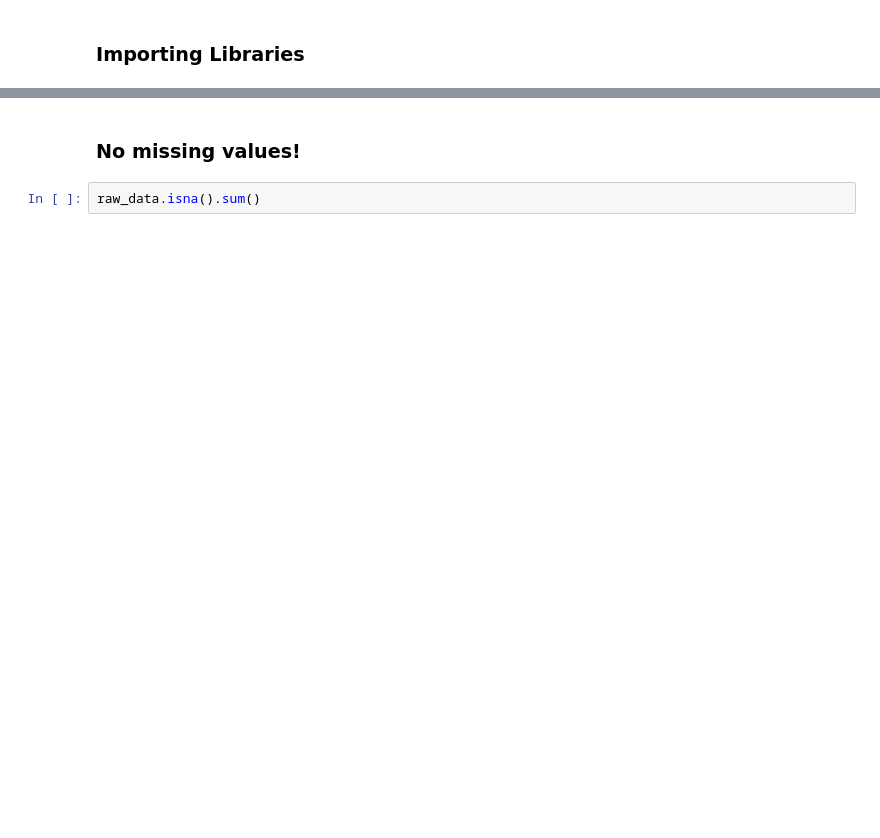
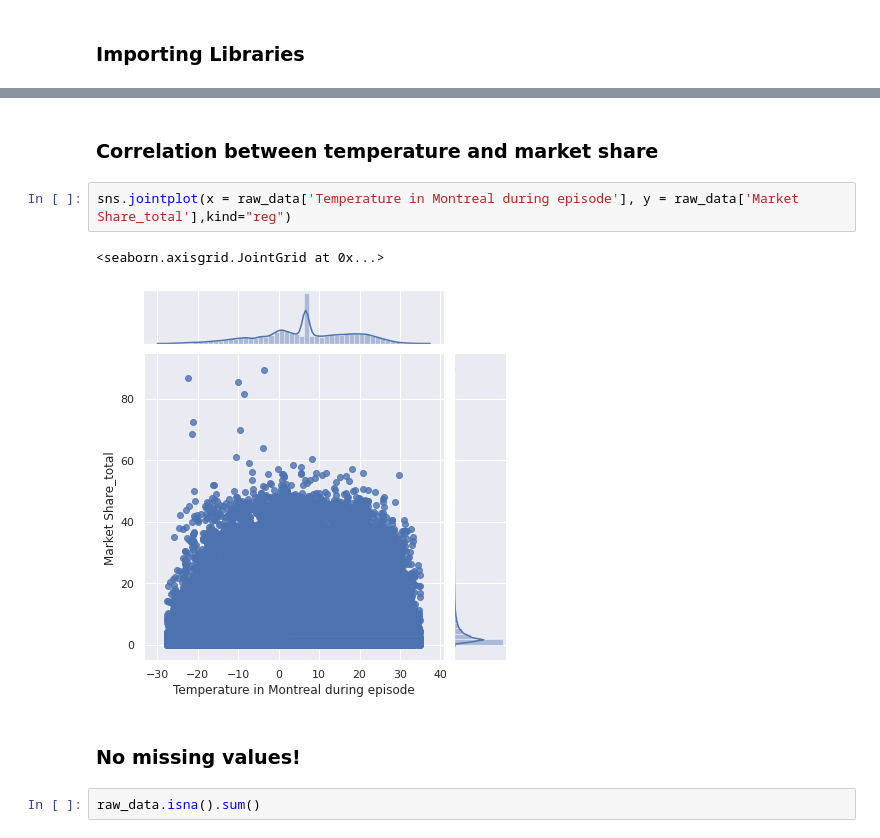
Before and after one commit to shakibyzn/YapAiTek-assignment, a Jupyter notebook: market_share_prediction.ipynb, the cells around one changed output, grey strips where cells are left out. Drawn from its saved outputs; the diff is of its cells as text; blank space fills up the shorter version.

```diff
--- a/market_share_prediction.ipynb
+++ b/market_share_prediction.ipynb
@@ -64,6 +58,13 @@ raw_data.describe(include='all')
 | 50% | NaN | NaN | NaN | NaN | NaN | NaN | NaN | NaN | NaN | 2.000000 | ... |
 | 75% | NaN | NaN | NaN | NaN | NaN | NaN | NaN | NaN | NaN | 4.000000 | ... |
 | max | NaN | NaN | NaN | NaN | NaN | NaN | NaN | NaN | NaN | 92.000000 | ... |
+# %% [markdown]
+### Correlation between temperature and market share
+# %%
+sns.jointplot(x = raw_data['Temperature in Montreal during episode'], y = raw_data['Market Share_total'],kind="reg")
+# %% [output]
+<seaborn.axisgrid.JointGrid at 0x...>
+[figure, added]
 # %% [markdown]
 ### No missing values!
 # %%
```
Also changed, not shown: parts of 57 cells of this notebook, 1 other file.
